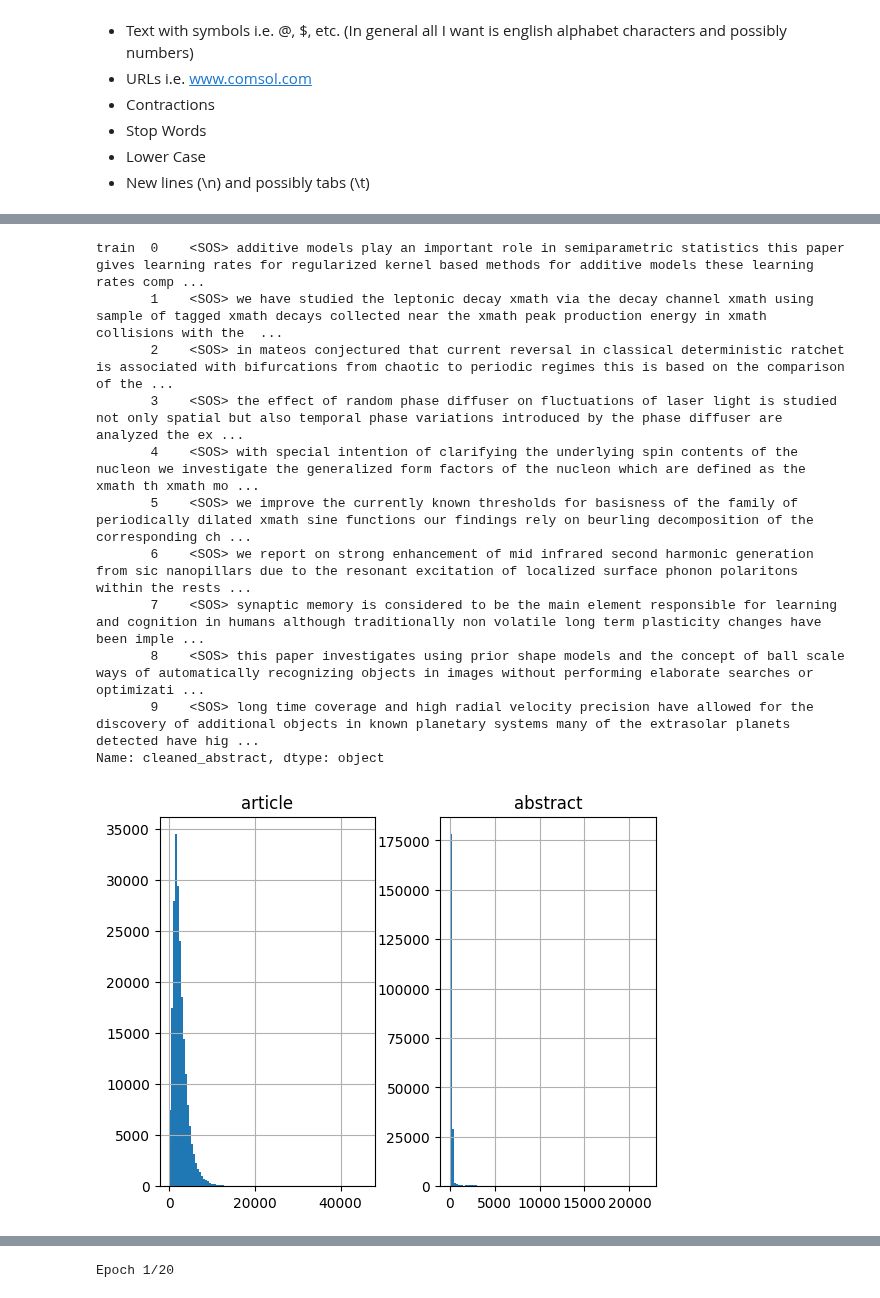
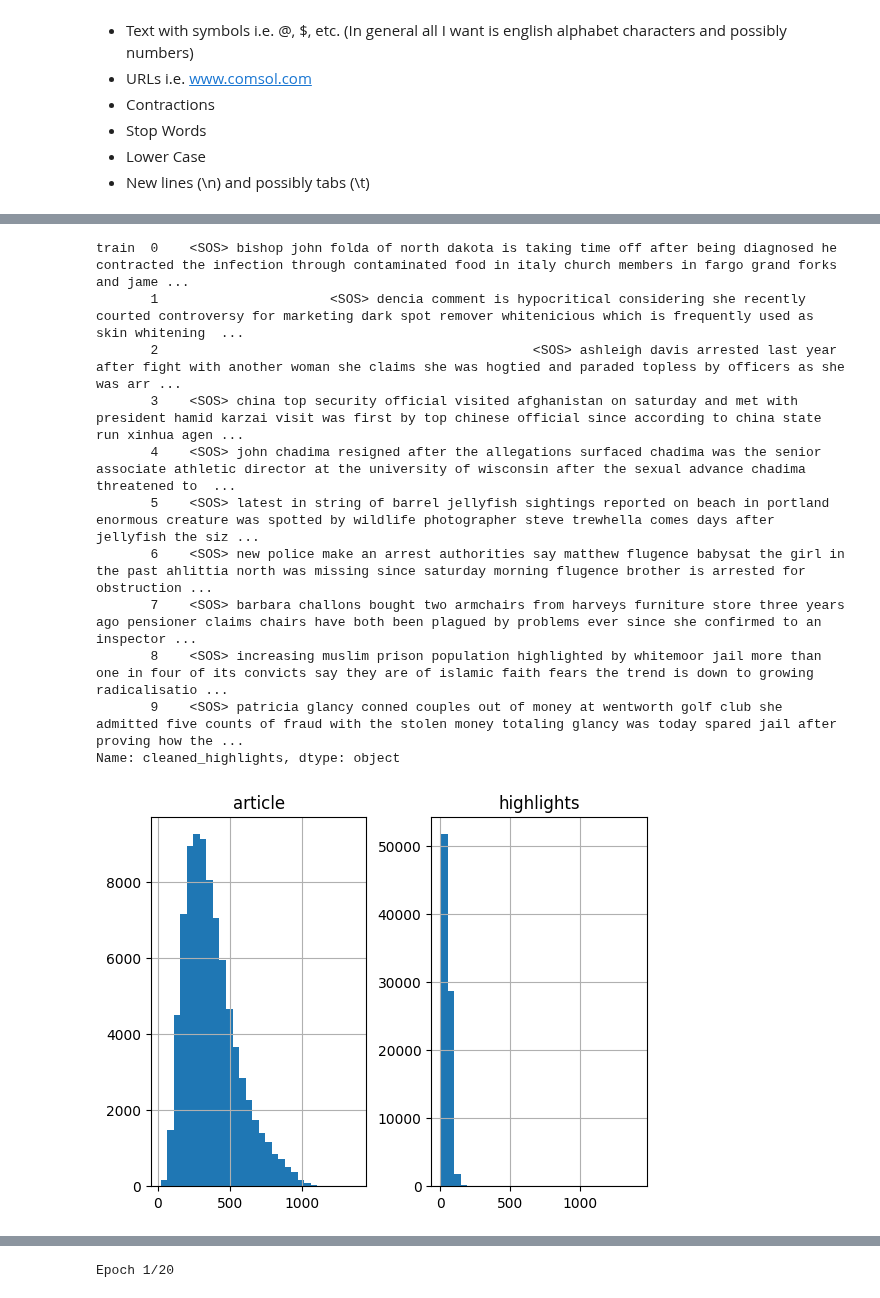
Before and after one commit to rsantos2032/DocSummarizer, a Jupyter notebook: notebook/SummarizerNotebook.ipynb, the cells around one changed output, grey strips where cells are left out. Cells and saved outputs as stored; diff of their text form; code cells hidden in the pictures.

```diff
--- a/notebook/SummarizerNotebook.ipynb
+++ b/notebook/SummarizerNotebook.ipynb
@@ -40,8 +27,13 @@ DatasetDict({
+# %%
+np.random.seed(128)
+total_rows = 287113
+skip_size = int(total_rows * 0.8)
+skip_sample = np.random.choice(range(1, total_rows+1), size=skip_size, replace=False).tolist()
 # %%
-train_df = pd.DataFrame(dataset["train"])
-validation_df = pd.DataFrame(dataset["validation"])
-test_df = pd.DataFrame(dataset["test"])
+train_df = pd.read_csv('./data/newspaper-text-summarization-cnn-dailymail/cnn_dailymail/train.csv', skiprows=skip_sample)
+validation_df = pd.read_csv('./data/newspaper-text-summarization-cnn-dailymail/cnn_dailymail/validation.csv')
+test_df = pd.read_csv('./data/newspaper-text-summarization-cnn-dailymail/cnn_dailymail/test.csv')
 
-print(train_df.shape[0])
-print(validation_df.shape[0])
-print(test_df.shape[0])
+print(train_df.shape)
+print(validation_df.shape)
+print(test_df.shape)
@@ -89,7 +85,7 @@ Things to resolve:
 - Lower Case
 - New lines (\n) and possibly tabs (\t)
 # %%
-def clean_text(text, abstract=False):
+def clean_text(text, summary=False):
     new_text = text.lower()
     new_text = re.sub(r'\([^)]*\)|\[[^\]]*\]|\{[^}]*\}', '', new_text) # Removes text inside (), [], {}
     new_text = re.sub(r'\b(?:https?://)?(?:www\.)?\S+\.com\b', '', new_text) # Removes URLs
@@ -99,7 +95,7 @@ def clean_text(text, abstract=False):
     new_text = re.sub(r'\b\w*[^\w\s]+\w*\b', '', new_text) # Remove symbols from words
     new_text = re.sub(r'[^a-zA-z]', ' ', new_text) # Keeps all English alphabet characters
     stop_words = set(stopwords.words('english'))
-    if not abstract:
+    if not summary:
         new_text = [w for w in new_text.split() if not w in stop_words] # Removing stop words from non abstract text
     else:
         new_text = new_text.split()
@@ -123,37 +119,37 @@ train  0    additive models xcite provide important family models semiparametric
 Name: cleaned_article, dtype: object
 # %%
-df['cleaned_abstract'] = df['abstract'].apply(lambda x: f'<SOS> {clean_text(x, abstract=True)} <EOS>')
+df['cleaned_highlights'] = df['highlights'].apply(lambda x: f'<SOS> {clean_text(x, summary=True)} <EOS>')
 # %%
-df['cleaned_abstract'].head(10)
+df['cleaned_highlights'].head(10)
 # %% [output]
-train  0    <SOS> additive models play an important role in semiparametric statistics this paper gives learning rates for regularized kernel based methods for additive models these learning rates comp ...
-       1    <SOS> we have studied the leptonic decay xmath via the decay channel xmath using sample of tagged xmath decays collected near the xmath peak production energy in xmath collisions with the  ...
-       2    <SOS> in mateos conjectured that current reversal in classical deterministic ratchet is associated with bifurcations from chaotic to periodic regimes this is based on the comparison of the ...
-       3    <SOS> the effect of random phase diffuser on fluctuations of laser light is studied not only spatial but also temporal phase variations introduced by the phase diffuser are analyzed the ex ...
-       4    <SOS> with special intention of clarifying the underlying spin contents of the nucleon we investigate the generalized form factors of the nucleon which are defined as the xmath th xmath mo ...
-       5    <SOS> we improve the currently known thresholds for basisness of the family of periodically dilated xmath sine functions our findings rely on beurling decomposition of the corresponding ch ...
-       6    <SOS> we report on strong enhancement of mid infrared second harmonic generation from sic nanopillars due to the resonant excitation of localized surface phonon polaritons within the rests ...
-       7    <SOS> synaptic memory is considered to be the main element responsible for learning and cognition in humans although traditionally non volatile long term plasticity changes have been imple ...
-       8    <SOS> this paper investigates using prior shape models and the concept of ball scale ways of automatically recognizing objects in images without performing elaborate searches or optimizati ...
-       9    <SOS> long time coverage and high radial velocity precision have allowed for the discovery of additional objects in known planetary systems many of the extrasolar planets detected have hig ...
-Name: cleaned_abstract, dtype: object
+train  0    <SOS> bishop john folda of north dakota is taking time off after being diagnosed he contracted the infection through contaminated food in italy church members in fargo grand forks and jame ...
+       1                      <SOS> dencia comment is hypocritical considering she recently courted controversy for marketing dark spot remover whitenicious which is frequently used as skin whitening  ...
+       2                                                <SOS> ashleigh davis arrested last year after fight with another woman she claims she was hogtied and paraded topless by officers as she was arr ...
+       3    <SOS> china top security official visited afghanistan on saturday and met with president hamid karzai visit was first by top chinese official since according to china state run xinhua agen ...
+       4    <SOS> john chadima resigned after the allegations surfaced chadima was the senior associate athletic director at the university of wisconsin after the sexual advance chadima threatened to  ...
+       5    <SOS> latest in string of barrel jellyfish sightings reported on beach in portland enormous creature was spotted by wildlife photographer steve trewhella comes days after jellyfish the siz ...
+       6    <SOS> new police make an arrest authorities say matthew flugence babysat the girl in the past ahlittia north was missing since saturday morning flugence brother is arrested for obstruction ...
+       7    <SOS> barbara challons bought two armchairs from harveys furniture store three years ago pensioner claims chairs have both been plagued by problems ever since she confirmed to an inspector ...
+       8    <SOS> increasing muslim prison population highlighted by whitemoor jail more than one in four of its convicts say they are of islamic faith fears the trend is down to growing radicalisatio ...
+       9    <SOS> patricia glancy conned couples out of money at wentworth golf club she admitted five counts of fraud with the stolen money totaling glancy was today spared jail after proving how the ...
+Name: cleaned_highlights, dtype: object
 # %%
 import matplotlib.pyplot as plt
 
 article_word_count = []
-abstract_word_count = []
+highlights_word_count = []
 
-for a in df['cleaned_article']:
-    article_word_count.append(len(a.split(' ')))
+for document in df['cleaned_article']:
+    article_word_count.append(len(document.split(' ')))
 
-for a in df['cleaned_abstract']:
-    abstract_word_count.append(len(a.split(' ')))
+for document in df['cleaned_highlights']:
+    highlights_word_count.append(len(document.split(' ')))
 
-count_df = pd.DataFrame({'article': article_word_count, 'abstract': abstract_word_count})
-count_df.hist(bins=100)
+count_df = pd.DataFrame({'article': article_word_count, 'highlights': highlights_word_count})
+count_df.hist(bins=30)
 plt.show()
 # %% [output]
-[figure, old version]
+[figure, new version]
 # %%
 print(f"Mean Article Word Count: {np.mean(article_word_count)}")
 print(f"Median Article Word Count: {np.median(article_word_count)}")
```
Also changed, not shown: parts of 17 cells of this notebook, 3 other files.
